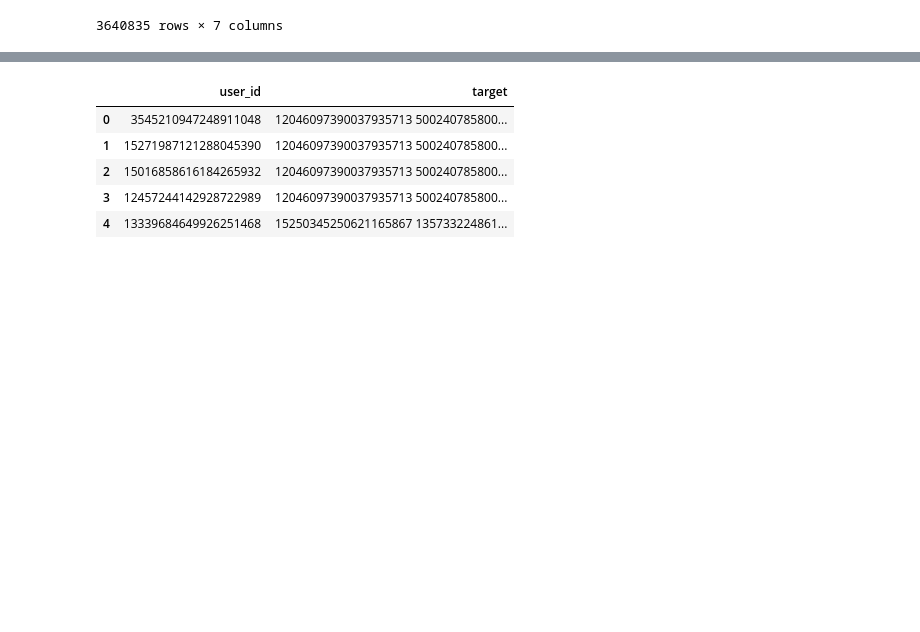
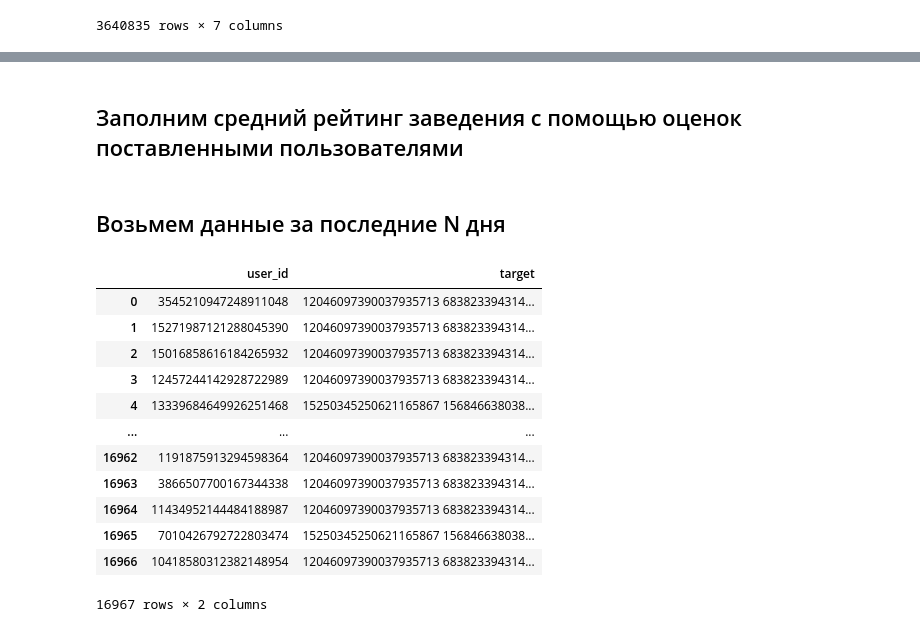
Before and after one commit to MyHorizonn/yacup2021_recsys, a Jupyter notebook: main.ipynb, the cells around one changed output, grey strips where cells are left out. Cells and saved outputs as stored; diff of their text form; code cells hidden in the pictures; blank space fills up the shorter version.

```diff
--- a/main.ipynb
+++ b/main.ipynb
@@ -119,2 +90,0 @@ reviews = reviews.merge(orgs, on='org_id', how='left')\
-# %%
-reviews['features_id'] = reviews['features_id'].fillna(0)
@@ -129,0 +91,2 @@ tourist_reviews = tourist_reviews[tourist_reviews['user_city'] != tourist_review
+# %%
+new_rev = reviews[reviews['ts'] >= 1217 - 428]
@@ -130,12 +109,19 @@ tourist_reviews = tourist_reviews[tourist_reviews['user_city'] != tourist_review
+# %% [markdown]
+## Заполним средний рейтинг заведения с помощью оценок поставленными пользователями
+# %% [markdown]
+## Возьмем данные за последние N дня
+# %%
+#valid_reviews = new_rev
+valid_reviews = new_rev[(new_rev['rating'] >= 4.0) & (new_rev['avg_rating'] >= 4.0)]
 # %%
+# набор отзывов только от туристов
+tourist_reviews = valid_reviews[valid_reviews['user_city'] != valid_reviews['org_city']]
+
+
 # выбираем самые популярные места среди туристов из Москвы и Питера
 msk_orgs = tourist_reviews[tourist_reviews['org_city'] == 'msk']['org_id']
 msk_orgs = msk_orgs.value_counts().index[:20].to_list()
 
 spb_orgs = tourist_reviews[tourist_reviews['org_city'] == 'spb']['org_id']
 spb_orgs = spb_orgs.value_counts().index[:20].to_list()
-
-
-msk_orgs = str(' '.join(map(str, msk_orgs)))
-spb_orgs = str(' '.join(map(str, spb_orgs)))
 # %%
@@ -144,15 +130,28 @@ test_users['city'] = test_users.merge(users, on='user_id')['city']
 # %%
+msk_orgs = str(' '.join(map(str, msk_orgs)))
+spb_orgs = str(' '.join(map(str, spb_orgs)))
+
+test_users = pd.read_csv('data/test_users.csv')
+test_users['city'] = test_users.merge(users, on='user_id')['city']
+
 choose = lambda x: spb_orgs if x['city'] == 'msk' else msk_orgs
 target = test_users.apply(choose, axis=1)
 
 predictions = test_users[['user_id']]
 predictions['target'] = target
 
-predictions.head()
+predictions
 # %% [output]
 |  | user_id | target |
-| 0 | 3545210947248911048 | 12046097390037935713 500240785800... |
-| 1 | 15271987121288045390 | 12046097390037935713 500240785800... |
-| 2 | 15016858616184265932 | 12046097390037935713 500240785800... |
-| 3 | 12457244142928722989 | 12046097390037935713 500240785800... |
-| 4 | 13339684649926251468 | 15250345250621165867 135733224861... |
+| 0 | 3545210947248911048 | 12046097390037935713 683823394314... |
+| 1 | 15271987121288045390 | 12046097390037935713 683823394314... |
+| 2 | 15016858616184265932 | 12046097390037935713 683823394314... |
+| 3 | 12457244142928722989 | 12046097390037935713 683823394314... |
+| 4 | 13339684649926251468 | 15250345250621165867 156846638038... |
+| ... | ... | ... |
+| 16962 | 1191875913294598364 | 12046097390037935713 683823394314... |
+| 16963 | 3866507700167344338 | 12046097390037935713 683823394314... |
+| 16964 | 11434952144484188987 | 12046097390037935713 683823394314... |
+| 16965 | 7010426792722803474 | 15250345250621165867 156846638038... |
+| 16966 | 10418580312382148954 | 12046097390037935713 683823394314... |
+16967 rows × 2 columns
```
Also changed, not shown: parts of 19 cells of this notebook, 1 other file.
